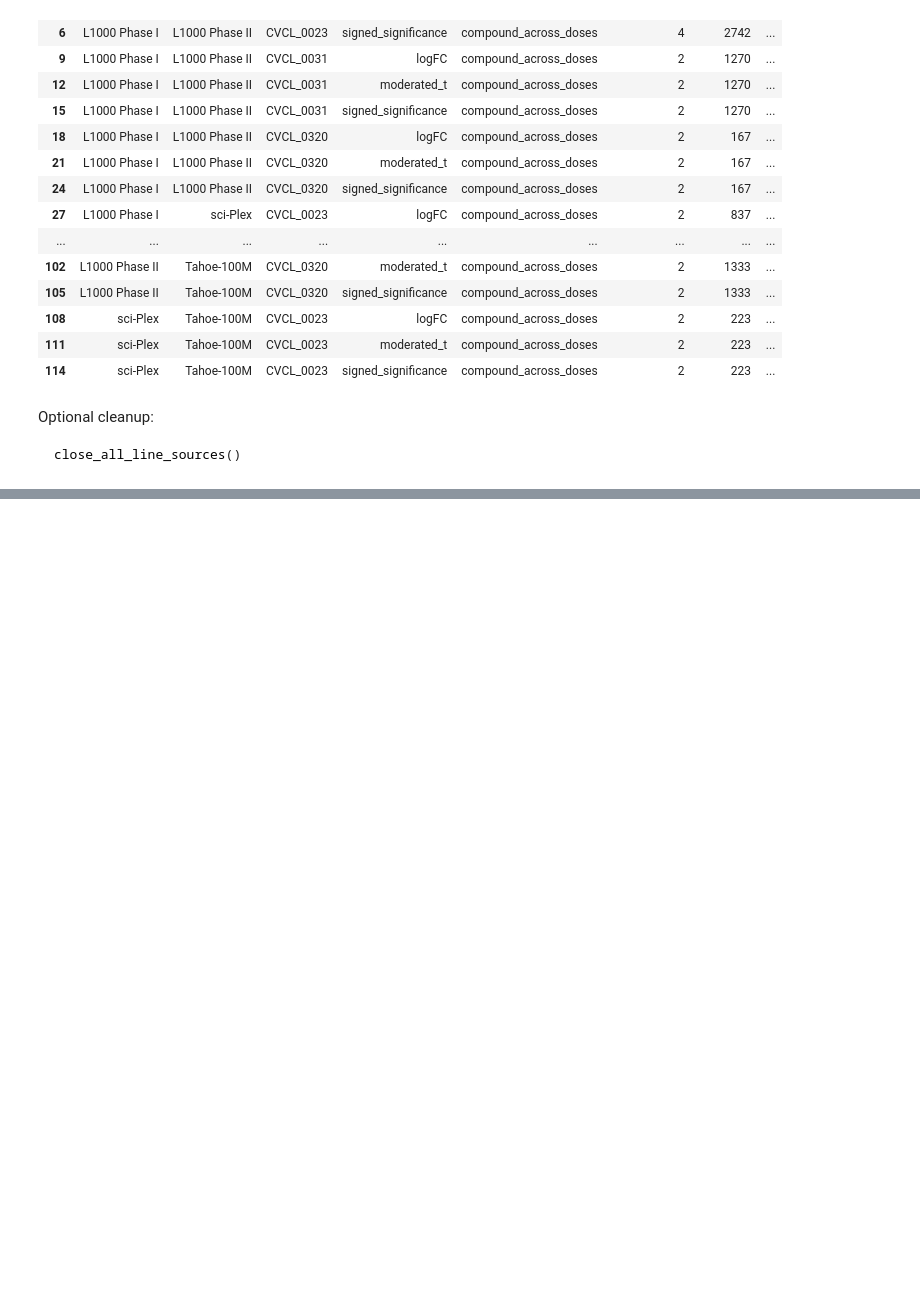
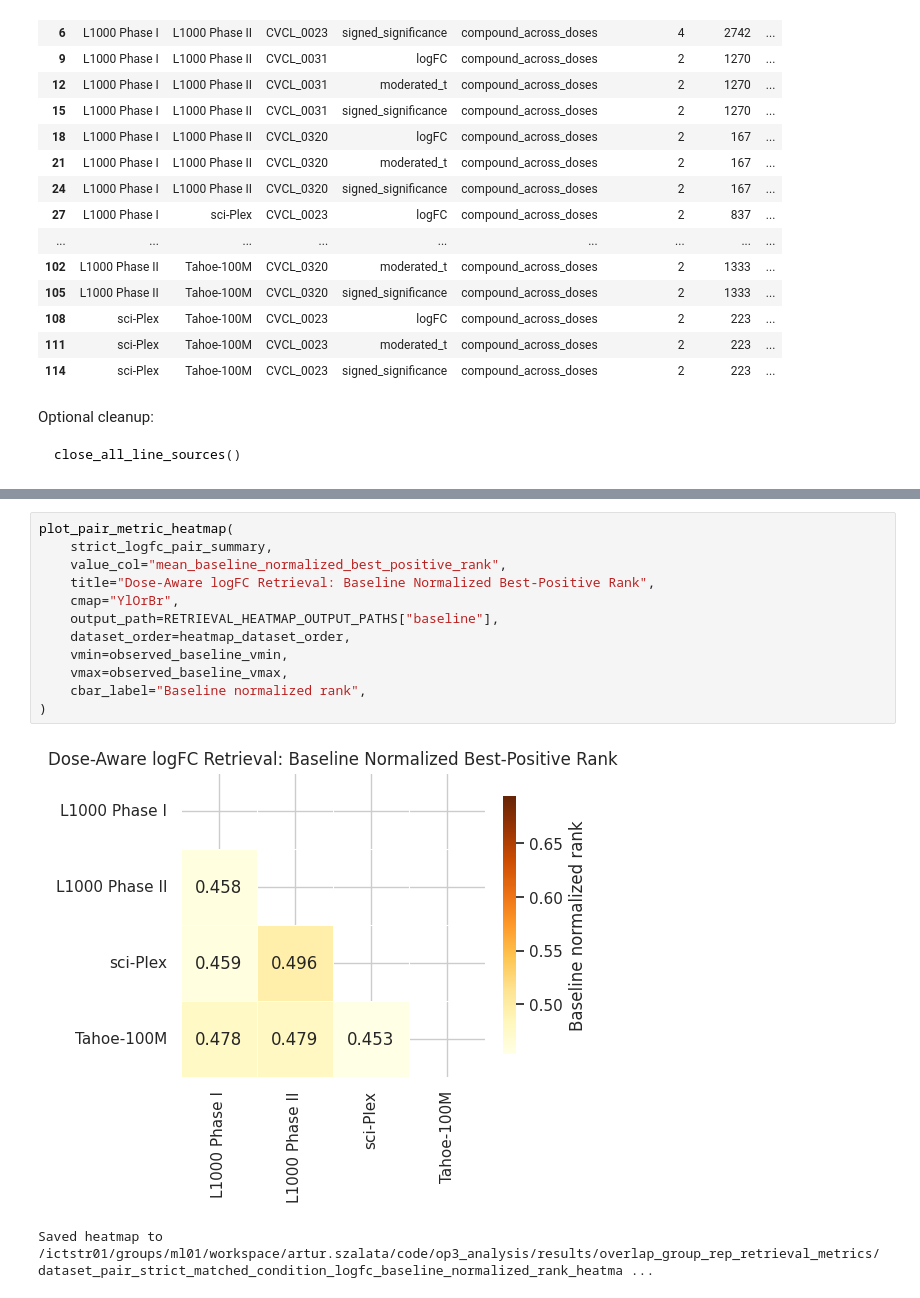
Before and after one commit to elmella/Chem-PerturBridge_analysis, a Jupyter notebook: notebooks/overlap_group_rep_retrieval_metrics.ipynb, the cells around one changed output, grey strips where cells are left out. Cells and saved outputs as stored; diff of their text form; blank space fills up the shorter version.

```diff
--- a/notebooks/overlap_group_rep_retrieval_metrics.ipynb
+++ b/notebooks/overlap_group_rep_retrieval_metrics.ipynb
@@ -1951,0 +2255,15 @@ close_all_line_sources()
+# %%
+plot_pair_metric_heatmap(
+    strict_logfc_pair_summary,
+    value_col="mean_baseline_normalized_best_positive_rank",
+    title="Dose-Aware logFC Retrieval: Baseline Normalized Best-Positive Rank",
+    cmap="YlOrBr",
+    output_path=RETRIEVAL_HEATMAP_OUTPUT_PATHS["baseline"],
+    dataset_order=heatmap_dataset_order,
+    vmin=observed_baseline_vmin,
+    vmax=observed_baseline_vmax,
+    cbar_label="Baseline normalized rank",
+)
+# %% [output]
+[figure, added]
+Saved heatmap to /ictstr01/groups/ml01/workspace/artur.szalata/code/op3_analysis/results/overlap_group_rep_retrieval_metrics/dataset_pair_strict_matched_condition_logfc_baseline_normalized_rank_heatma ...
```
Also changed, not shown: parts of 9 cells of this notebook, 3 other files.
